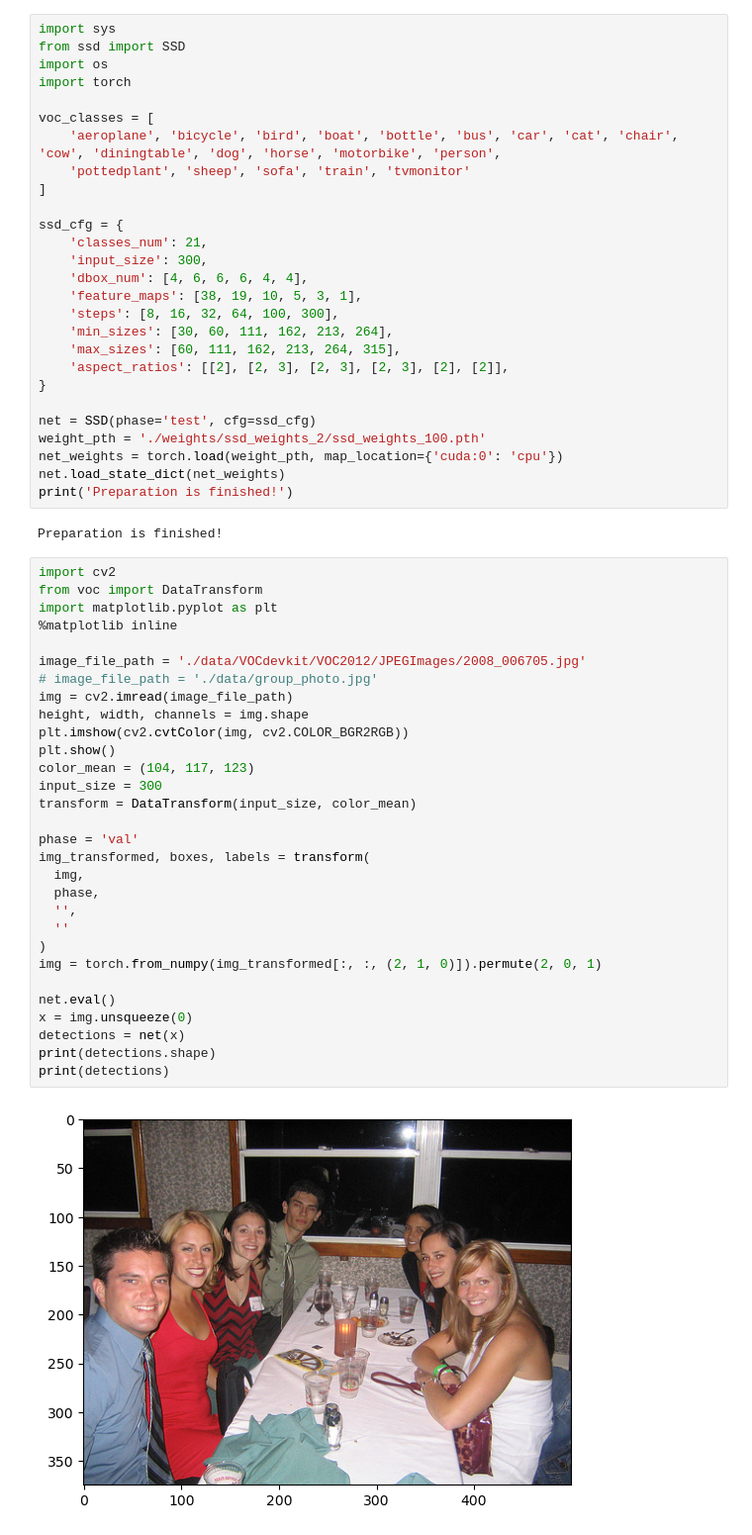
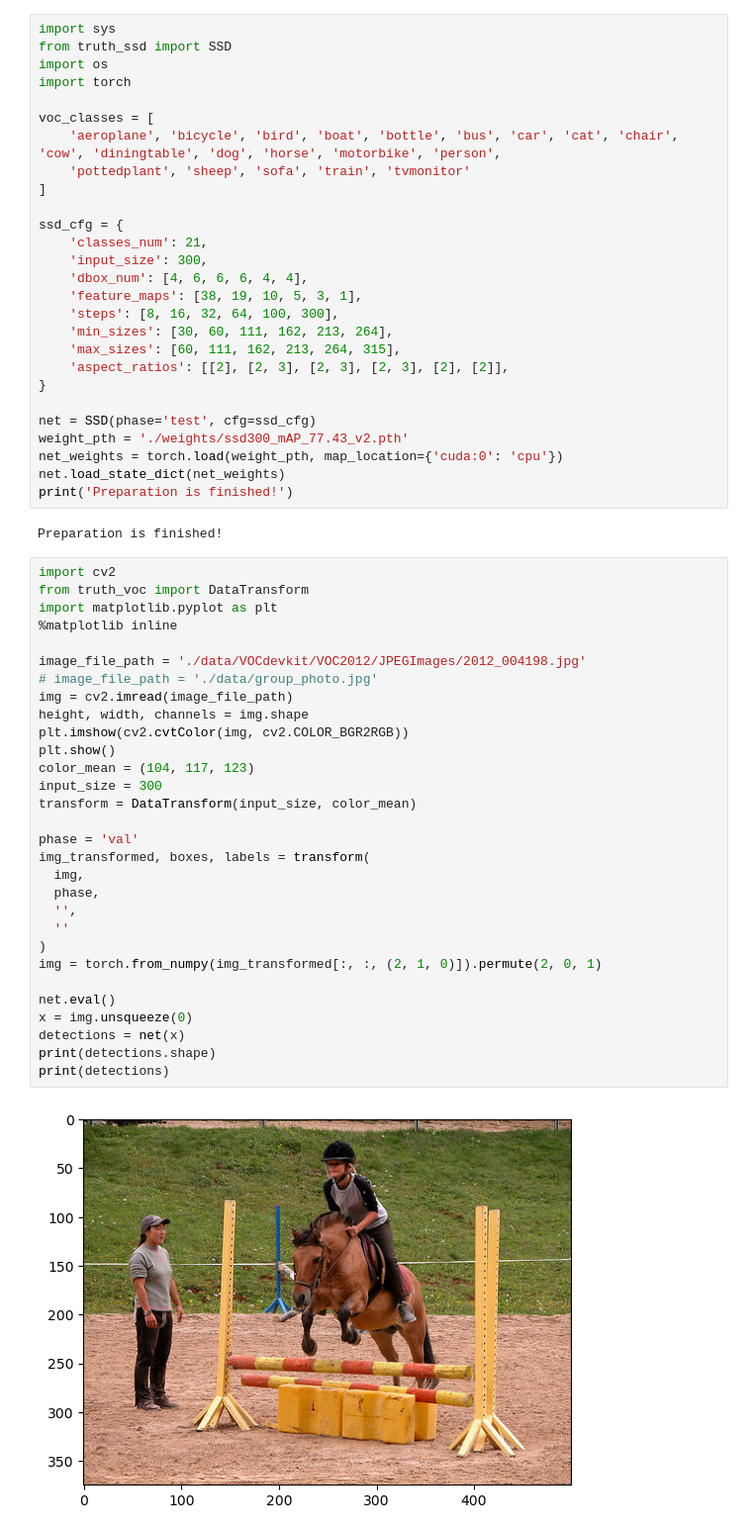
Before and after one commit to KashimaSho/object_detection, a Jupyter notebook: ssd_prediction.ipynb, the cells around one changed output. Shown at 99% size. Saved outputs shown, nothing was run; the diff lists cells and outputs as text.

```diff
--- a/ssd_prediction.ipynb
+++ b/ssd_prediction.ipynb
@@ -1,6 +1,6 @@
 # %%
 import sys
-from ssd import SSD
+from truth_ssd import SSD
 import os
 import torch
 
@@ -21,7 +21,7 @@ ssd_cfg = {
 }
 
 net = SSD(phase='test', cfg=ssd_cfg)
-weight_pth = './weights/ssd_weights_2/ssd_weights_100.pth'
+weight_pth = './weights/ssd300_mAP_77.43_v2.pth'
 net_weights = torch.load(weight_pth, map_location={'cuda:0': 'cpu'})
 net.load_state_dict(net_weights)
 print('Preparation is finished!')
@@ -29,34 +29,34 @@ print('Preparation is finished!')
 Preparation is finished!
 # %%
 import cv2
-from voc import DataTransform
+from truth_voc import DataTransform
 import matplotlib.pyplot as plt
 %matplotlib inline
 
-image_file_path = './data/VOCdevkit/VOC2012/JPEGImages/2008_006705.jpg'
+image_file_path = './data/VOCdevkit/VOC2012/JPEGImages/2012_004198.jpg'
 # image_file_path = './data/group_photo.jpg'
 img = cv2.imread(image_file_path)
 height, width, channels = img.shape
 plt.imshow(cv2.cvtColor(img, cv2.COLOR_BGR2RGB))
 plt.show()
 color_mean = (104, 117, 123)
 input_size = 300
 transform = DataTransform(input_size, color_mean)
 
 phase = 'val'
 img_transformed, boxes, labels = transform(
   img,
   phase,
   '',
   ''
 )
 img = torch.from_numpy(img_transformed[:, :, (2, 1, 0)]).permute(2, 0, 1)
 
 net.eval()
 x = img.unsqueeze(0)
 detections = net(x)
 print(detections.shape)
 print(detections)
 # %% [output]
-[figure, old version]
+[figure, new version]
 torch.Size([1, 21, 200, 5])
```
Also changed, not shown: parts of 2 cells of this notebook, 9 other files.
